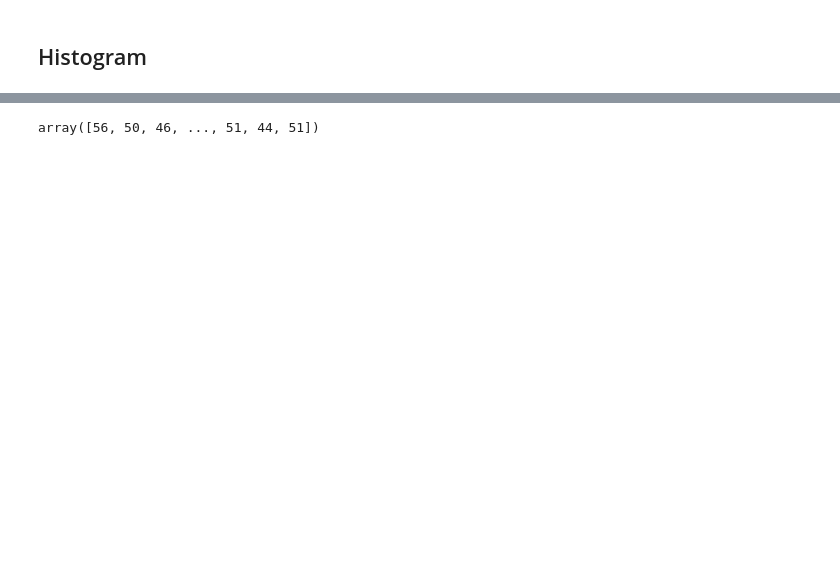
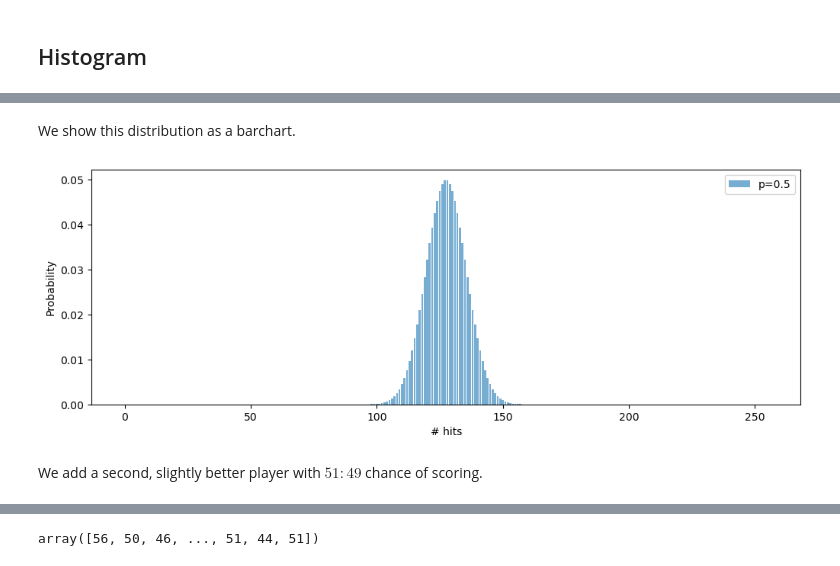
Before and after one commit to uibk-uncover/mip-stego-demo, a Jupyter notebook: notebooks/3_chi2_full.ipynb, the cells around one changed output, grey strips where cells are left out. Drawn from its saved outputs; the diff is of its cells as text; code cells hidden in the pictures; blank space fills up the shorter version.

```diff
--- a/notebooks/3_chi2_full.ipynb
+++ b/notebooks/3_chi2_full.ipynb
@@ -75,0 +71,12 @@ def lsbr_permuted(x, alpha=1., seed=12345):
+# %%
+trials = np.arange(256)  # 255 throws
+dis0_5 = scipy.stats.binom.pmf(trials, 255, .5)  # score probabilities at 50:50
+# %% [markdown]
+We show this distribution as a barchart.
+# %%
+plt.bar(trials, dis0_5, alpha=.6, label='p=0.5');
+plt.xlabel('# hits'); plt.ylabel('Probability'); plt.legend();
+# %% [output]
+[figure, added]
+# %% [markdown]
+We add a second, slightly better player with $51:49$ chance of scoring.
```
Also changed, not shown: parts of 27 cells of this notebook, 1 other file.
